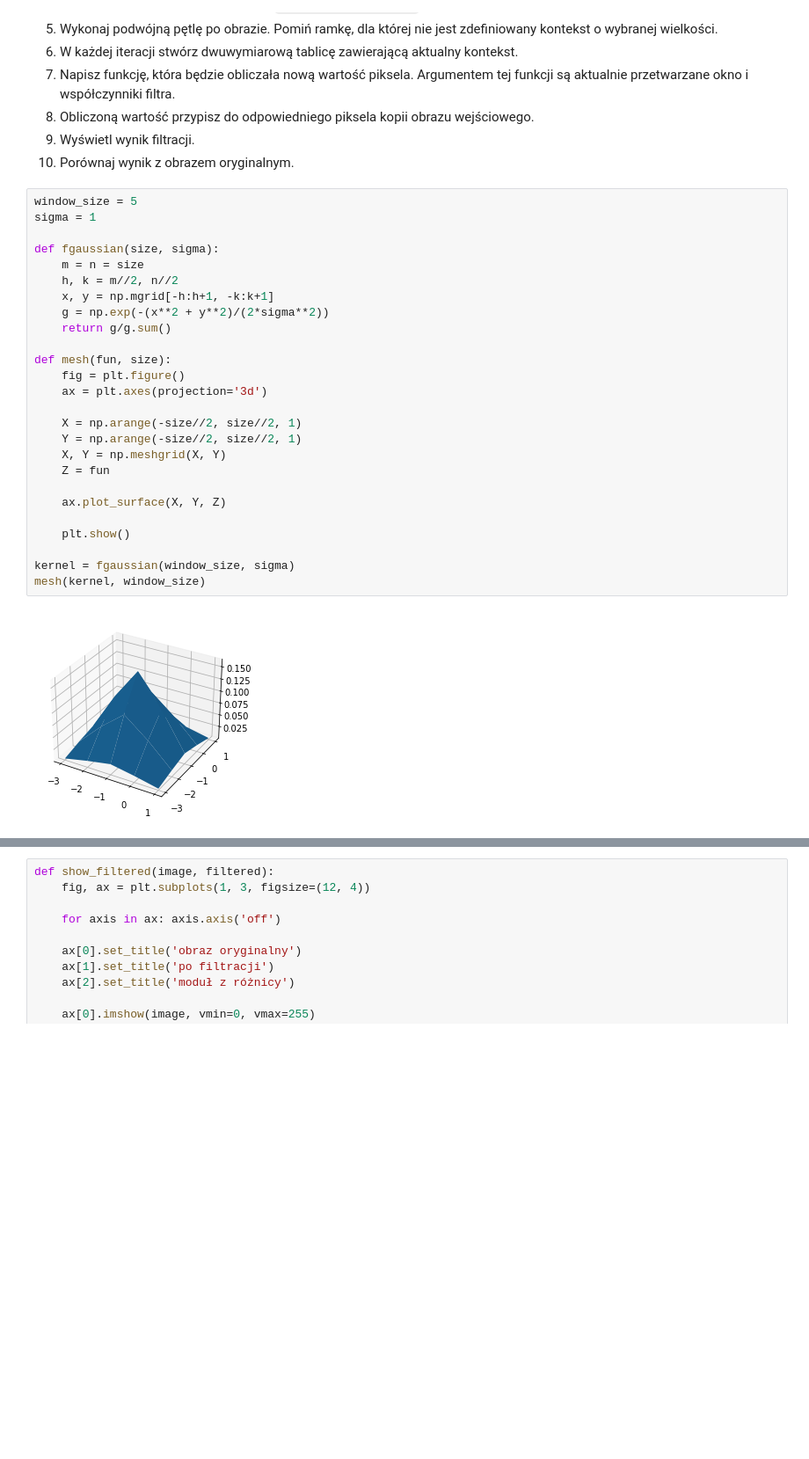
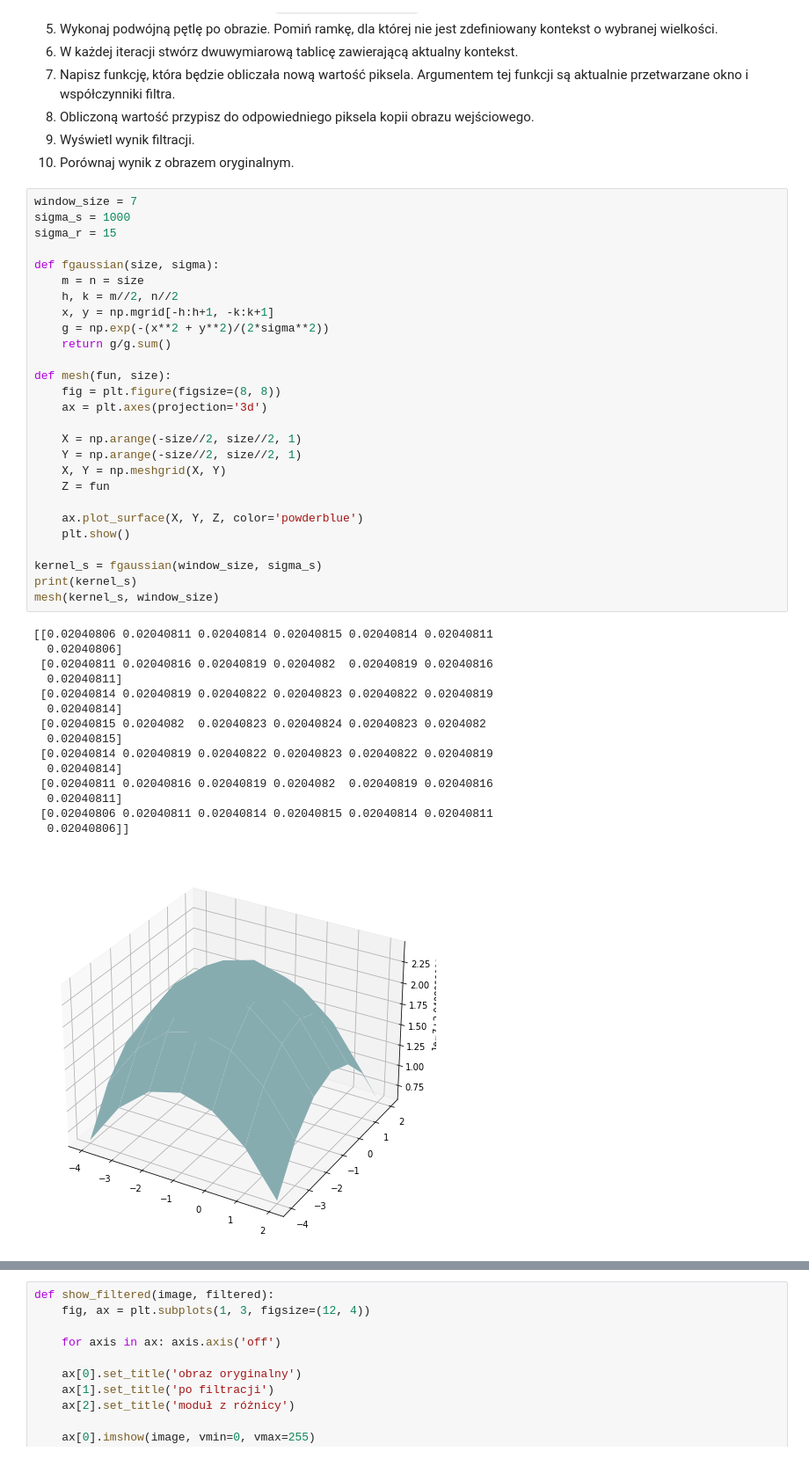
Before and after one commit to mhawryluk/wdcpo, a Jupyter notebook: lab7/07_bilateral.ipynb, the cells around one changed output, grey strips where cells are left out. Shown: that part at 88% size. Drawn from its saved outputs; the diff is of its cells as text; blank space fills up the shorter version.

```diff
--- a/lab7/07_bilateral.ipynb
+++ b/lab7/07_bilateral.ipynb
@@ -89,32 +89,47 @@ Argumentem tej funkcji są aktualnie przetwarzane okno i współczynniki filtra.
 8. Wyświetl wynik filtracji.
 9. Porównaj wynik z obrazem oryginalnym.
 # %%
-window_size = 5
-sigma = 1
+window_size = 7
+sigma_s = 1000
+sigma_r = 15
 
 def fgaussian(size, sigma):
     m = n = size
     h, k = m//2, n//2
     x, y = np.mgrid[-h:h+1, -k:k+1]
     g = np.exp(-(x**2 + y**2)/(2*sigma**2))
     return g/g.sum()
 
 def mesh(fun, size):
-    fig = plt.figure()
+    fig = plt.figure(figsize=(8, 8))
     ax = plt.axes(projection='3d')
 
     X = np.arange(-size//2, size//2, 1)
     Y = np.arange(-size//2, size//2, 1)
     X, Y = np.meshgrid(X, Y)
     Z = fun
 
-    ax.plot_surface(X, Y, Z)
-
+    ax.plot_surface(X, Y, Z, color='powderblue')
     plt.show()
 
-kernel = fgaussian(window_size, sigma)
-mesh(kernel, window_size)
+kernel_s = fgaussian(window_size, sigma_s)
+print(kernel_s)
+mesh(kernel_s, window_size)
 # %% [output]
+[[0.02040806 0.02040811 0.02040814 0.02040815 0.02040814 0.02040811
+  0.02040806]
+ [0.02040811 0.02040816 0.02040819 0.0204082  0.02040819 0.02040816
+  0.02040811]
+ [0.02040814 0.02040819 0.02040822 0.02040823 0.02040822 0.02040819
+  0.02040814]
+ [0.02040815 0.0204082  0.02040823 0.02040824 0.02040823 0.0204082
+  0.02040815]
+ [0.02040814 0.02040819 0.02040822 0.02040823 0.02040822 0.02040819
+  0.02040814]
+ [0.02040811 0.02040816 0.02040819 0.0204082  0.02040819 0.02040816
+  0.02040811]
+ [0.02040806 0.02040811 0.02040814 0.02040815 0.02040814 0.02040811
+  0.02040806]]
-[figure, old version]
+[figure, new version]
 # %%
 def count_filter(window, kernel):
```
Also changed, not shown: parts of 5 cells of this notebook, 1 other file.
